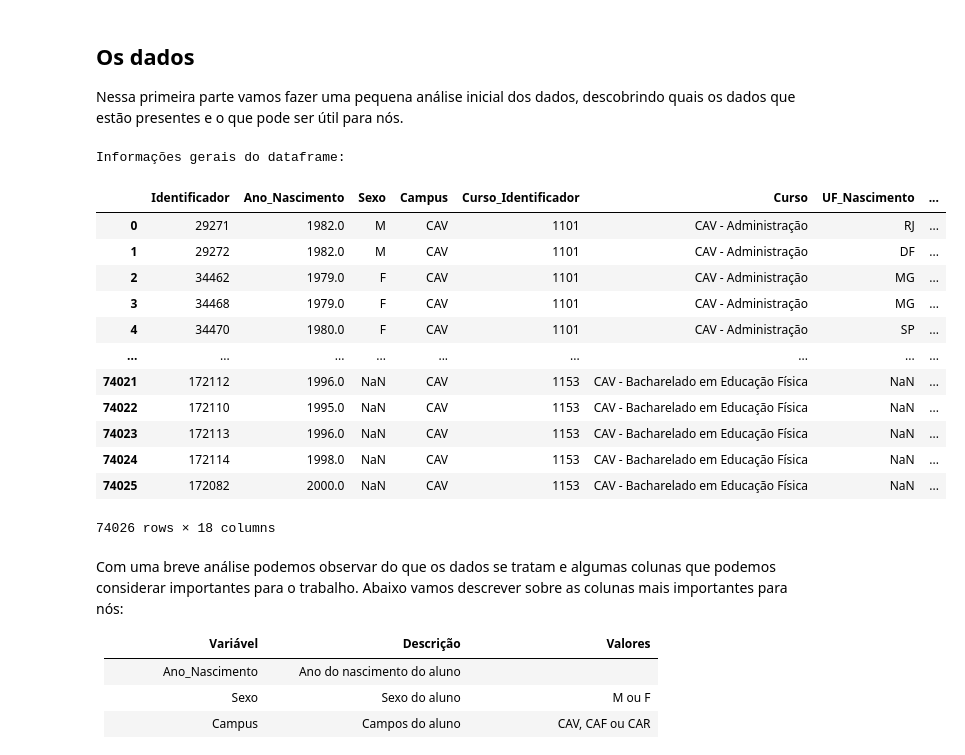
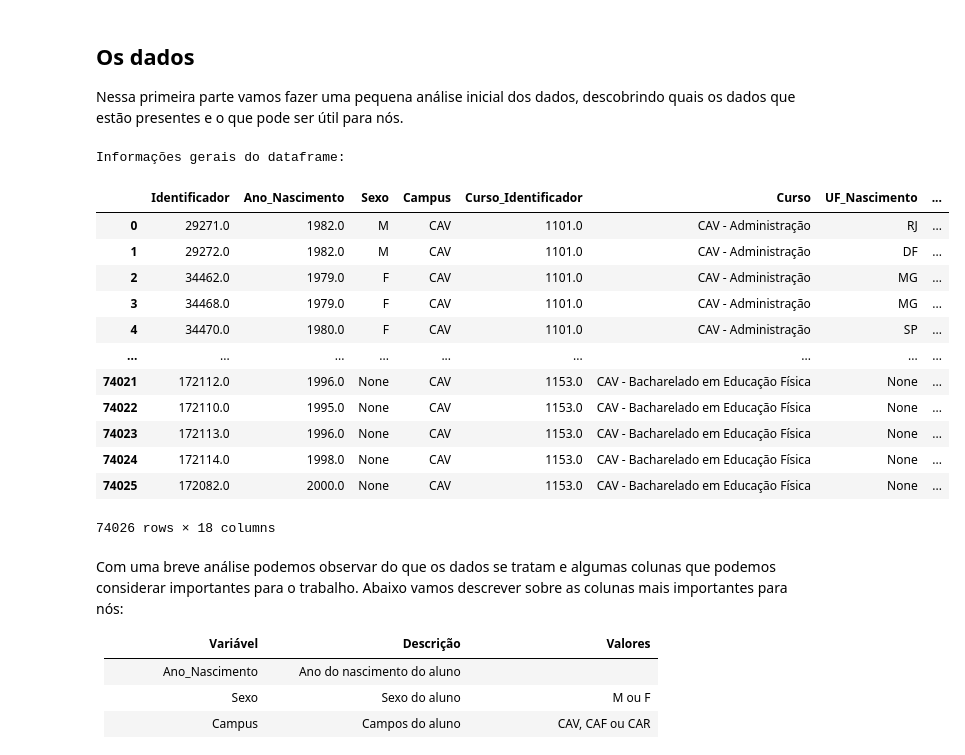
Before and after one commit to viniciusAAferreira/Projeto-Ciencia-de-Dados, a Jupyter notebook: trabalho_ccf425.ipynb, the cells around one changed output. Cells and saved outputs as stored; diff of their text form; code cells hidden in the pictures.

```diff
--- a/trabalho_ccf425.ipynb
+++ b/trabalho_ccf425.ipynb
@@ -37,26 +41,26 @@ MessageError: ignored
 Nessa primeira parte vamos fazer uma pequena análise inicial dos dados, descobrindo quais os dados que estão presentes e o que pode ser útil para nós.
 # %%
 # cria o dataframe com os dados do arquivo
-df = pd.read_excel('Dados de estudantes da UFV - 2022-12-12 (2).ods')
-#df = read_ods('/content/drive/MyDrive/CCF425/Dados de estudantes da UFV - 2022-12-12.ods', 1)
+#df = pd.read_excel('Dados de estudantes da UFV - 2022-12-12 (2).ods')
+df = read_ods('/content/drive/MyDrive/CCF425/Dados de estudantes da UFV - 2022-12-12.ods', 1)
 #df = read_ods('/content/Dados de estudantes da UFV - 2022-12-12.ods', 1)
 
 print('Informações gerais do dataframe:')
 df
 # %% [output]
 Informações gerais do dataframe:
 |  | Identificador | Ano_Nascimento | Sexo | Campus | Curso_Identificador | Curso | UF_Nascimento | ... |
-| 0 | 29271 | 1982.0 | M | CAV | 1101 | CAV - Administração | RJ | ... |
-| 1 | 29272 | 1982.0 | M | CAV | 1101 | CAV - Administração | DF | ... |
-| 2 | 34462 | 1979.0 | F | CAV | 1101 | CAV - Administração | MG | ... |
-| 3 | 34468 | 1979.0 | F | CAV | 1101 | CAV - Administração | MG | ... |
-| 4 | 34470 | 1980.0 | F | CAV | 1101 | CAV - Administração | SP | ... |
+| 0 | 29271.0 | 1982.0 | M | CAV | 1101.0 | CAV - Administração | RJ | ... |
+| 1 | 29272.0 | 1982.0 | M | CAV | 1101.0 | CAV - Administração | DF | ... |
+| 2 | 34462.0 | 1979.0 | F | CAV | 1101.0 | CAV - Administração | MG | ... |
+| 3 | 34468.0 | 1979.0 | F | CAV | 1101.0 | CAV - Administração | MG | ... |
+| 4 | 34470.0 | 1980.0 | F | CAV | 1101.0 | CAV - Administração | SP | ... |
 | ... | ... | ... | ... | ... | ... | ... | ... | ... |
-| 74021 | 172112 | 1996.0 | NaN | CAV | 1153 | CAV - Bacharelado em Educação Física | NaN | ... |
-| 74022 | 172110 | 1995.0 | NaN | CAV | 1153 | CAV - Bacharelado em Educação Física | NaN | ... |
-| 74023 | 172113 | 1996.0 | NaN | CAV | 1153 | CAV - Bacharelado em Educação Física | NaN | ... |
-| 74024 | 172114 | 1998.0 | NaN | CAV | 1153 | CAV - Bacharelado em Educação Física | NaN | ... |
-| 74025 | 172082 | 2000.0 | NaN | CAV | 1153 | CAV - Bacharelado em Educação Física | NaN | ... |
+| 74021 | 172112.0 | 1996.0 | None | CAV | 1153.0 | CAV - Bacharelado em Educação Física | None | ... |
+| 74022 | 172110.0 | 1995.0 | None | CAV | 1153.0 | CAV - Bacharelado em Educação Física | None | ... |
+| 74023 | 172113.0 | 1996.0 | None | CAV | 1153.0 | CAV - Bacharelado em Educação Física | None | ... |
+| 74024 | 172114.0 | 1998.0 | None | CAV | 1153.0 | CAV - Bacharelado em Educação Física | None | ... |
+| 74025 | 172082.0 | 2000.0 | None | CAV | 1153.0 | CAV - Bacharelado em Educação Física | None | ... |
 74026 rows × 18 columns
 # %%
 df.info()
```
Also changed, not shown: parts of 9 cells of this notebook.
